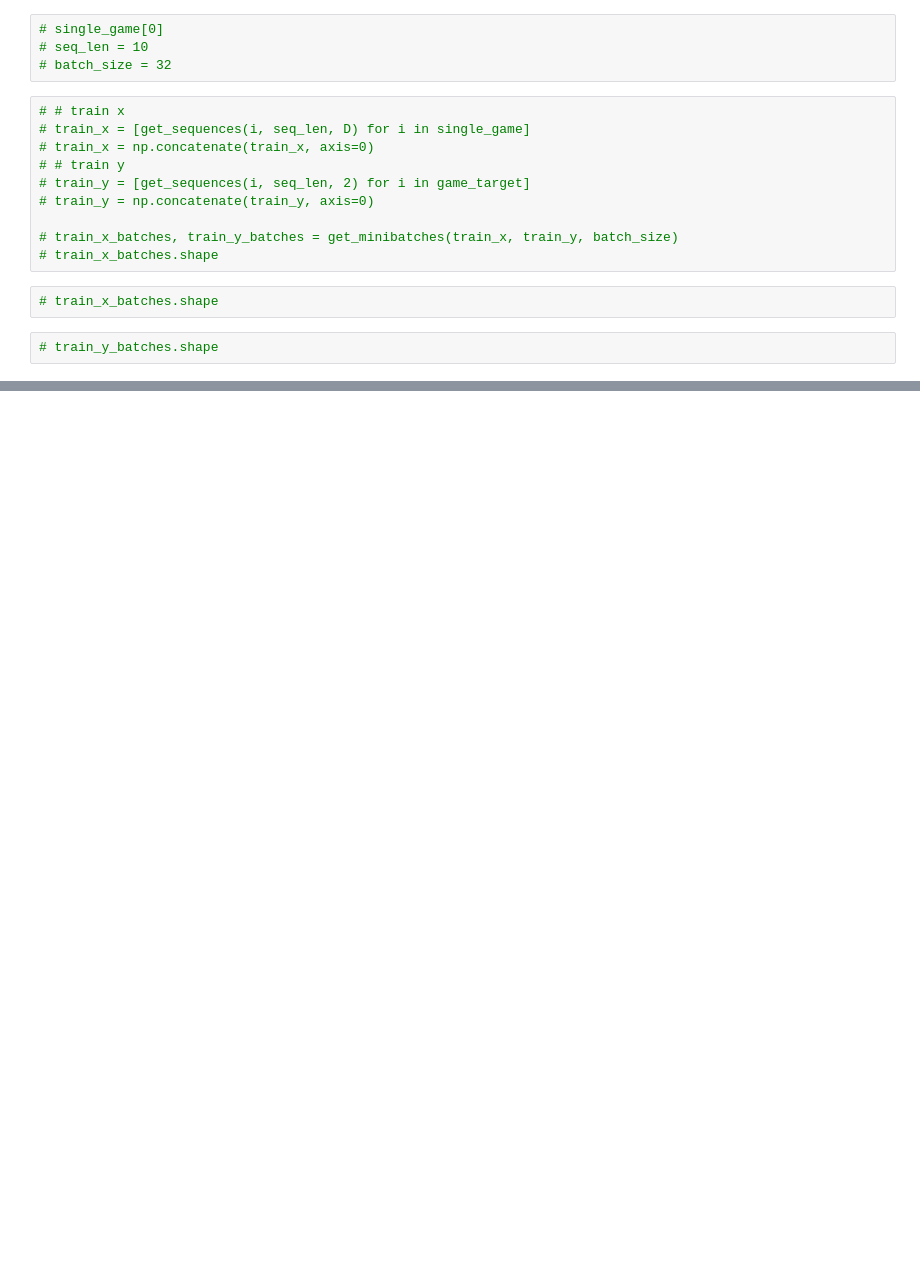
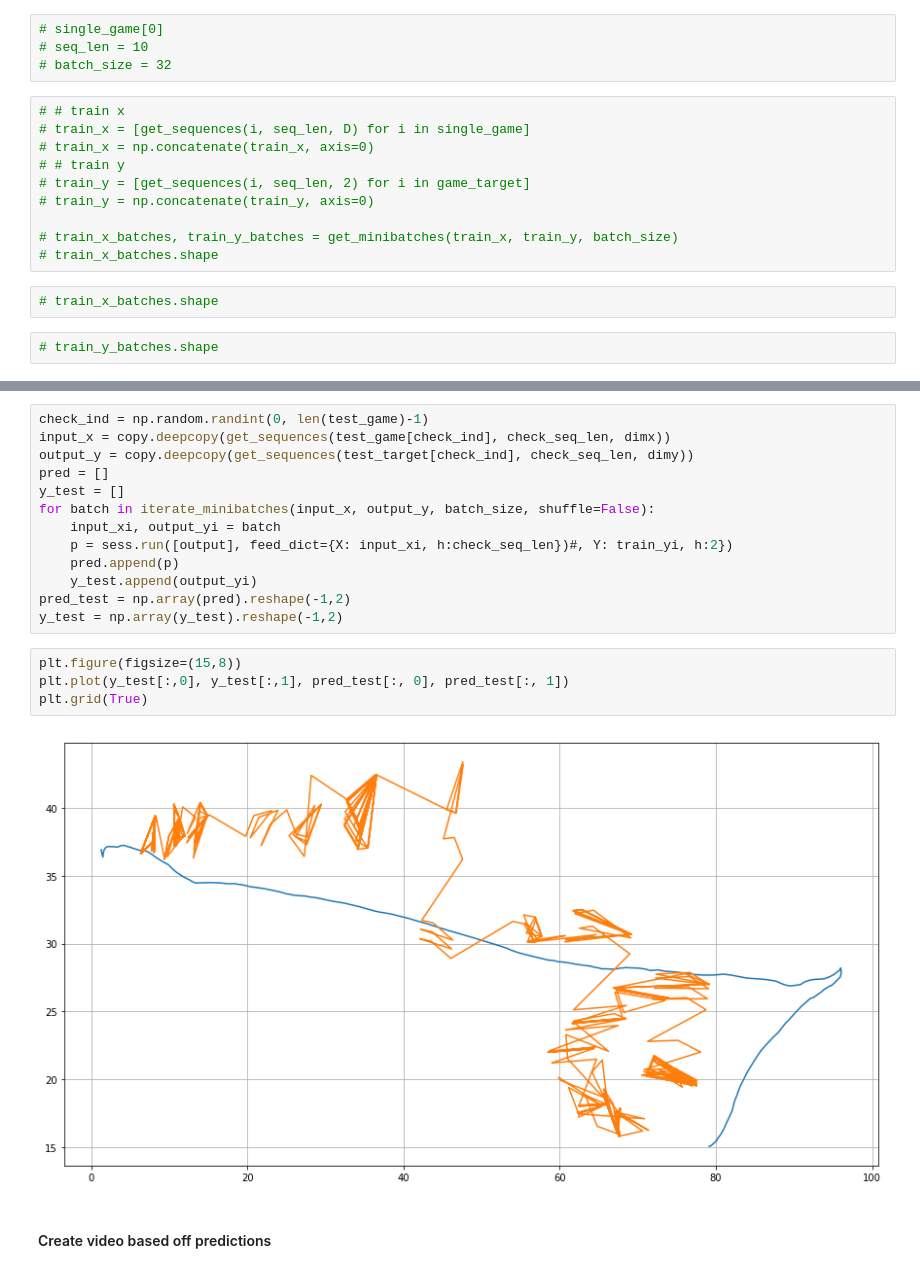
Before and after one commit to samshipengs/Coordinated-Multi-Agent-Imitation-Learning, a Jupyter notebook: code/ImitationLearningHorizon.ipynb, the cells around one changed output, grey strips where cells are left out. Cells and saved outputs as stored; diff of their text form; blank space fills up the shorter version.

```diff
--- a/code/ImitationLearningHorizon.ipynb
+++ b/code/ImitationLearningHorizon.ipynb
@@ -356,0 +313,21 @@ InvalidArgumentError: TensorArray TensorArray_7: Could not read from TensorArray
+# %%
+check_ind = np.random.randint(0, len(test_game)-1)
+input_x = copy.deepcopy(get_sequences(test_game[check_ind], check_seq_len, dimx))
+output_y = copy.deepcopy(get_sequences(test_target[check_ind], check_seq_len, dimy))
+pred = []
+y_test = []
+for batch in iterate_minibatches(input_x, output_y, batch_size, shuffle=False):
+    input_xi, output_yi = batch
+    p = sess.run([output], feed_dict={X: input_xi, h:check_seq_len})#, Y: train_yi, h:2})
+    pred.append(p)
+    y_test.append(output_yi)
+pred_test = np.array(pred).reshape(-1,2)
+y_test = np.array(y_test).reshape(-1,2)
+# %%
+plt.figure(figsize=(15,8))
+plt.plot(y_test[:,0], y_test[:,1], pred_test[:, 0], pred_test[:, 1])
+plt.grid(True)
+# %% [output]
+[figure, added]
+# %% [markdown]
+#### Create video based off predictions
```
Also changed, not shown: parts of 22 cells of this notebook, 3 other files.
